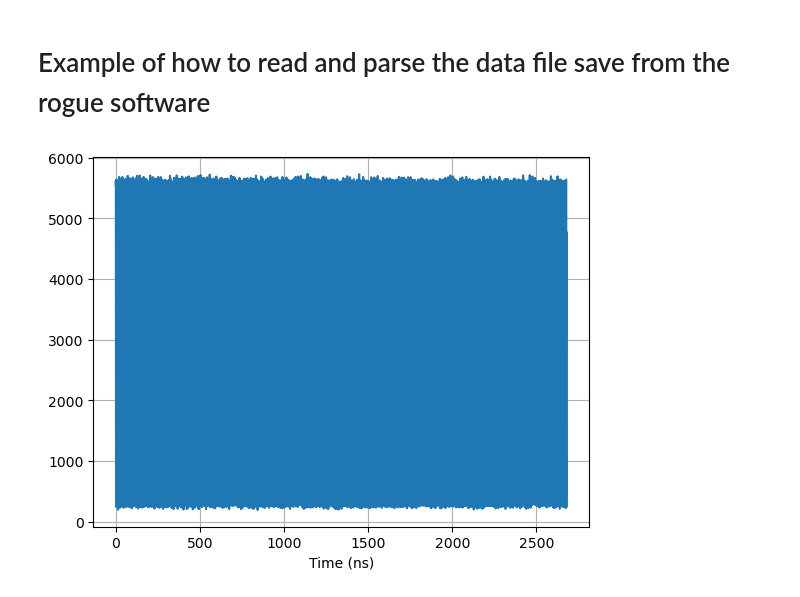
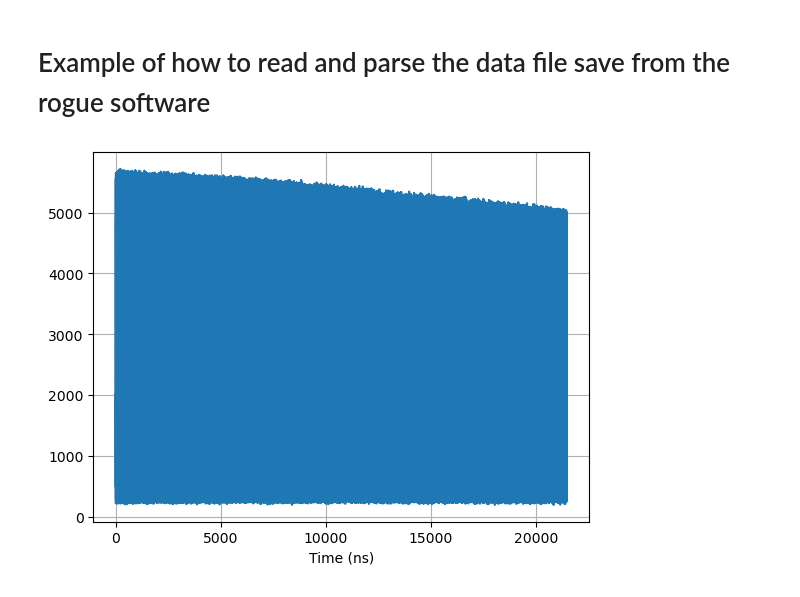
Before and after one commit to slaclab/kek-bpm-rfsoc-dev, a Jupyter notebook: software/notebooks/ExampleDatFileReader.ipynb, the cells around one changed output. Cells and saved outputs as stored; diff of their text form; code cells hidden in the pictures.

```diff
--- a/software/notebooks/ExampleDatFileReader.ipynb
+++ b/software/notebooks/ExampleDatFileReader.ipynb
@@ -54,14 +57,16 @@ with fileio.FileReader(files=f'{top_level}/data/example_dataset.dat') as fd:
-# %%
-# Plot a waveform from AMP[3]
-size = len(ampLive[3][1])
-timeBin = 1.0/(0.509*6.0) # Unit of ns for 3.054 GSPS
-timeSteps = np.linspace(0, timeBin*(size-1), num=size)
-
-# Plot the Waveform Full Scale
-plt.plot(timeSteps,ampLive[3][1])
-plt.xlabel("Time (ns)")
-plt.grid()
-# %% [output]
-[figure, removed]
+# %%
+# Plot a waveform from zcu111 AMP[3]
+ampFault_zcu111=readfile('example_dataset.dat')[3]
+size = len(ampFault_zcu111[3][1])
+timeBin = 1.0/(0.509*6.0) # Unit of ns for 3.054 GSPS
+timeSteps = np.linspace(0, timeBin*(size-1), num=size)
+
+# Plot the Waveform Full Scale
+#plt.figure(figsize=(7,5))
+plt.plot(timeSteps,ampFault_zcu111[3][1])
+plt.xlabel("Time (ns)")
+plt.grid()
+# %% [output]
+[figure, added]
 # %%
 # Plot the Waveform Full Scale
```
Also changed, not shown: parts of 4 cells of this notebook, 1 other file.
